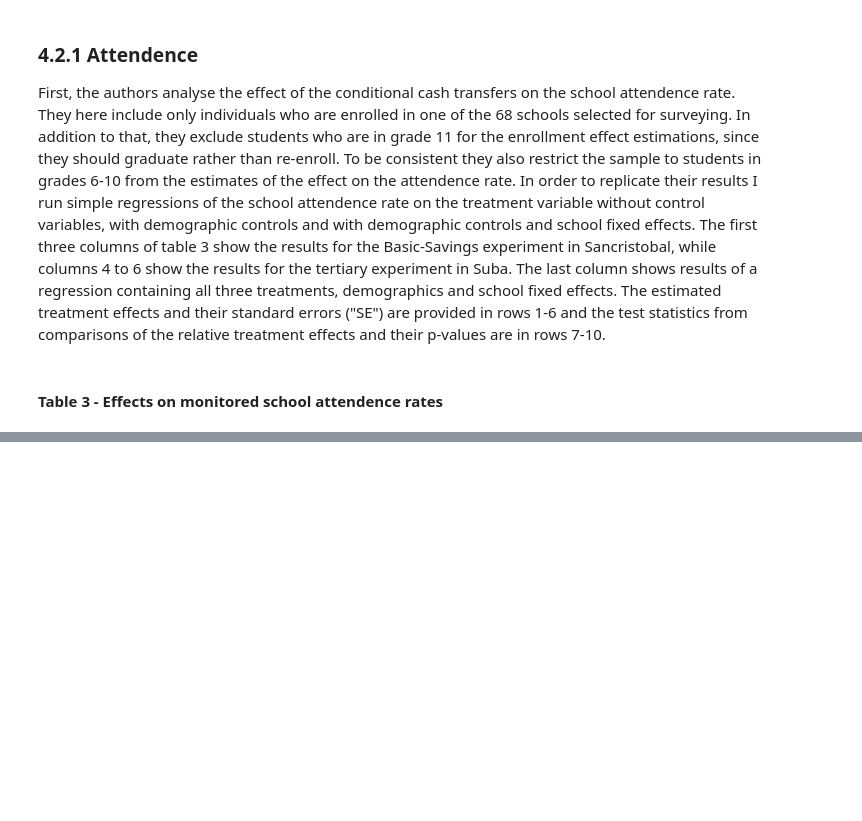
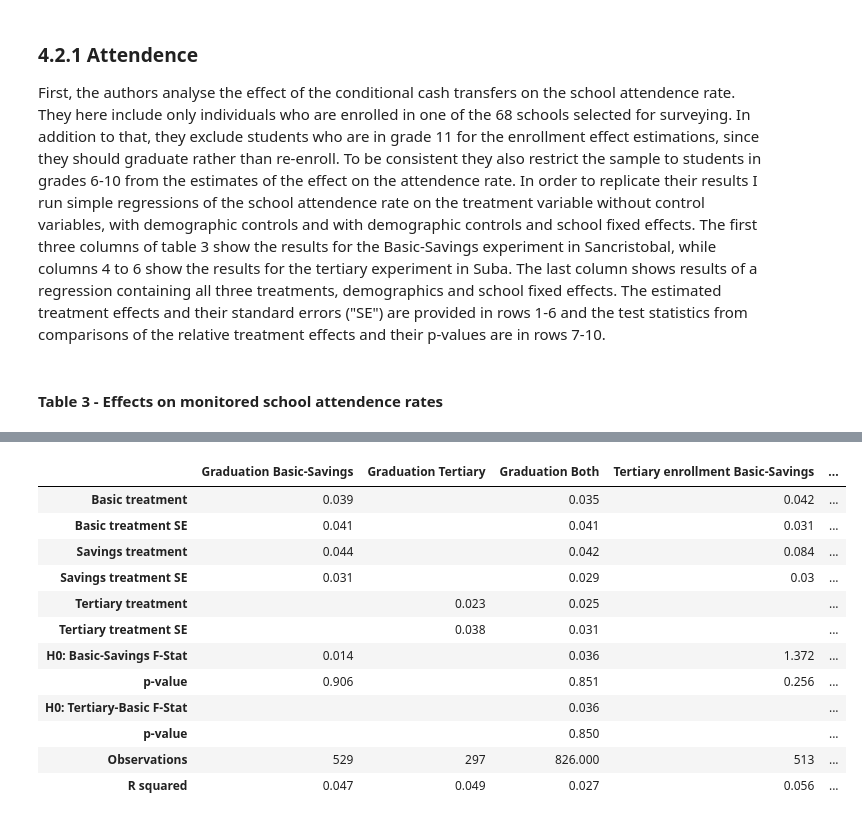
Before and after one commit to juwilhel/Replication-of-Barrera-Osorio-Felipe-Marianne-Bertrand-Leigh-L.-Linden-and-Francisco-Perez-Calle, a Jupyter notebook: Project.ipynb, the cells around one changed output, grey strips where cells are left out. Saved outputs shown, nothing was run; the diff lists cells and outputs as text; code cells hidden in the pictures; blank space fills up the shorter version.

```diff
--- a/Project.ipynb
+++ b/Project.ipynb
@@ -243,0 +288,16 @@ create_table34(sancristobal, suba, sample_grade, 'm_enrolled')
+# %%
+create_table5(sample)
+# %% [output]
+|  | Graduation Basic-Savings | Graduation Tertiary | Graduation Both | Tertiary enrollment Basic-Savings | ... |
+| Basic treatment | 0.039 |  | 0.035 | 0.042 | ... |
+| Basic treatment SE | 0.041 |  | 0.041 | 0.031 | ... |
+| Savings treatment | 0.044 |  | 0.042 | 0.084 | ... |
+| Savings treatment SE | 0.031 |  | 0.029 | 0.03 | ... |
+| Tertiary treatment |  | 0.023 | 0.025 |  | ... |
+| Tertiary treatment SE |  | 0.038 | 0.031 |  | ... |
+| H0: Basic-Savings F-Stat | 0.014 |  | 0.036 | 1.372 | ... |
+| p-value | 0.906 |  | 0.851 | 0.256 | ... |
+| H0: Tertiary-Basic F-Stat |  |  | 0.036 |  | ... |
+| p-value |  |  | 0.850 |  | ... |
+| Observations | 529 | 297 | 826.000 | 513 | ... |
+| R squared | 0.047 | 0.049 | 0.027 | 0.056 | ... |
```
Also changed, not shown: parts of 8 cells of this notebook.
